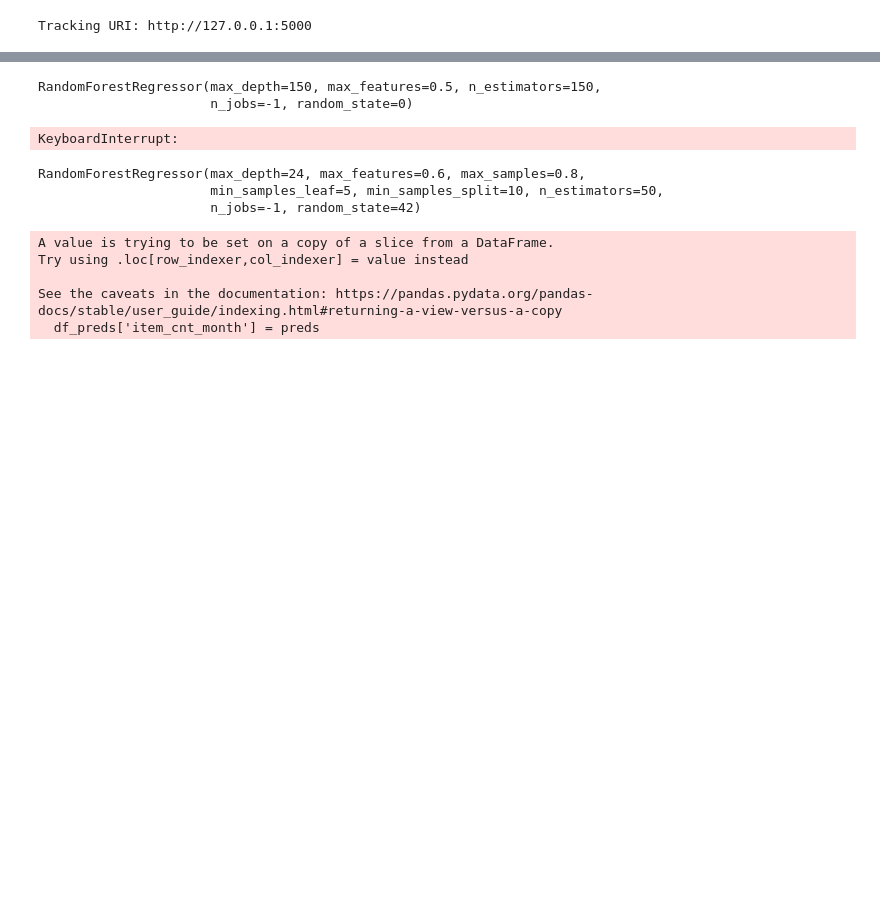
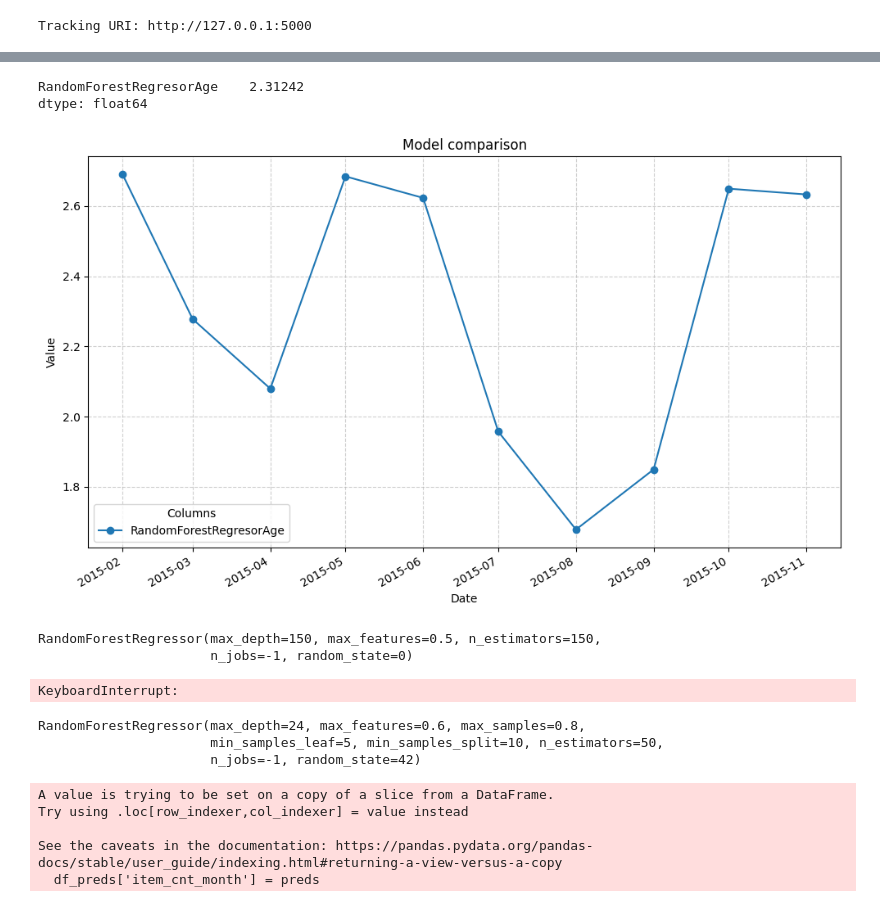
Before and after one commit to serega-maslo/Predict-Future-Sales, a Jupyter notebook: notebooks/random_forest.ipynb, the cells around one changed output, grey strips where cells are left out. Cells and saved outputs as stored; diff of their text form; code cells hidden in the pictures; blank space fills up the shorter version.

```diff
--- a/notebooks/random_forest.ipynb
+++ b/notebooks/random_forest.ipynb
@@ -431,0 +510,6 @@ final_df.columns.tolist()
+# %%
+chopped = final_df.copy()
+mask = (((final_df['item_cnt_day'] > final_df['q3'] + 1.5 * final_df['iqr']) & (final_df['age_in_shop'] > 1) & (final_df['q1'] > 5)) | (final_df['item_cnt_day'] > 118))
+#chopped.loc[mask, 'item_cnt_day'] = chopped.loc[mask, 'q3'] + 0.5 * chopped.loc[mask, 'iqr']
+chopped = chopped[~mask]
+y = chopped['item_cnt_day']
@@ -431,0 +577,6 @@ final_df.columns.tolist()
+# %%
+def rmse_by_month(df):
+    return df.groupby("date_block_num").apply(
+        lambda x: root_mean_squared_error(x["true_ans"], x["item_cnt_day"])
+    )
+rmse_by_month(random_forest_results_24)
@@ -432,3 +596,18 @@ final_df.columns.tolist()
+# %%
+compare_24_df = pd.DataFrame({
+    "RandomForestRegresorAge": rmse_by_month(random_forest_results_24),
+})
+
+start_date_24 = random_forest_results_24['date'].iloc[0]
+compare_24_df.index = pd.date_range(start=start_date_24, periods=len(compare_24_df), freq='MS').strftime('%Y-%m')
+compare_24_df.mean()
+# %% [output]
+RandomForestRegresorAge    2.31242
+dtype: float64
+# %%
+plot_time_dataframe(compare_24_df, 'Model comparison')
+# %% [output]
+[figure, added]
 # %%
 features_raw = ['corrected_item_id',
  'corrected_shop_id',
```
Also changed, not shown: parts of 47 cells of this notebook, 2 other files.
